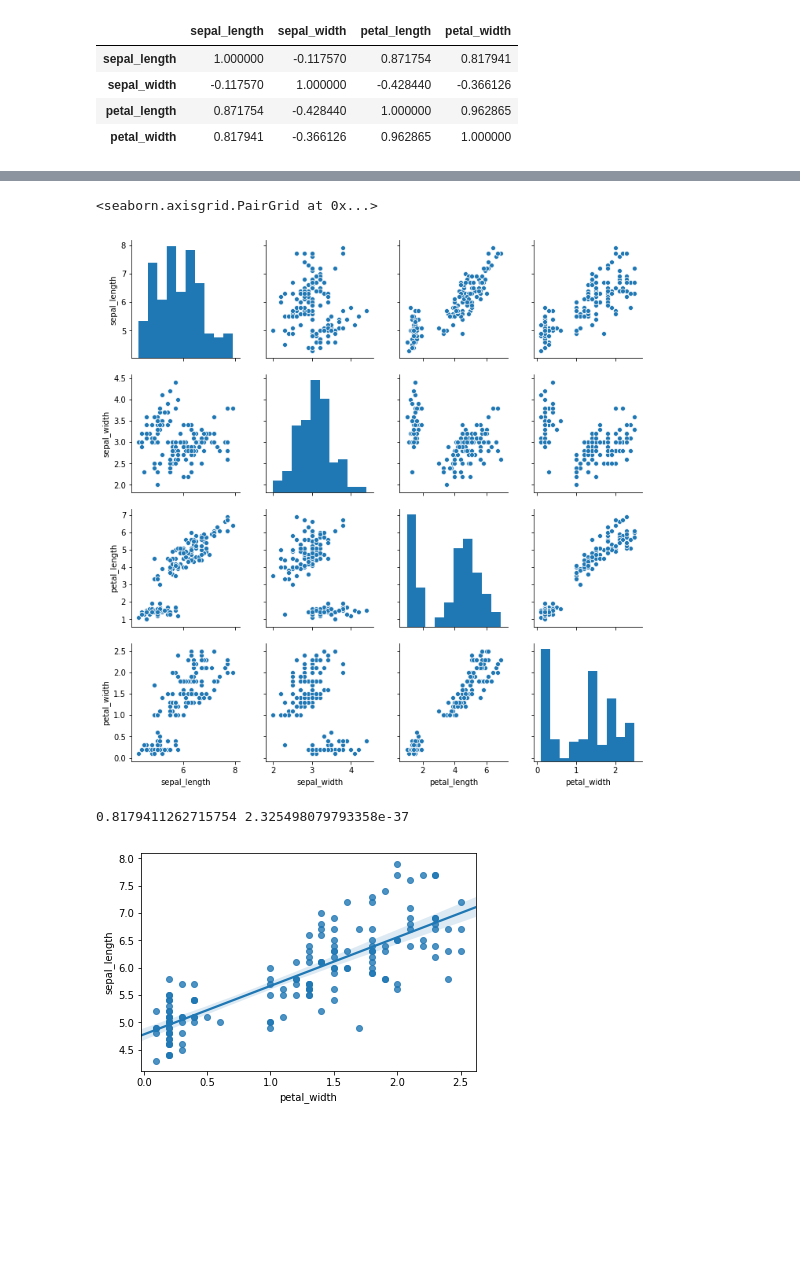
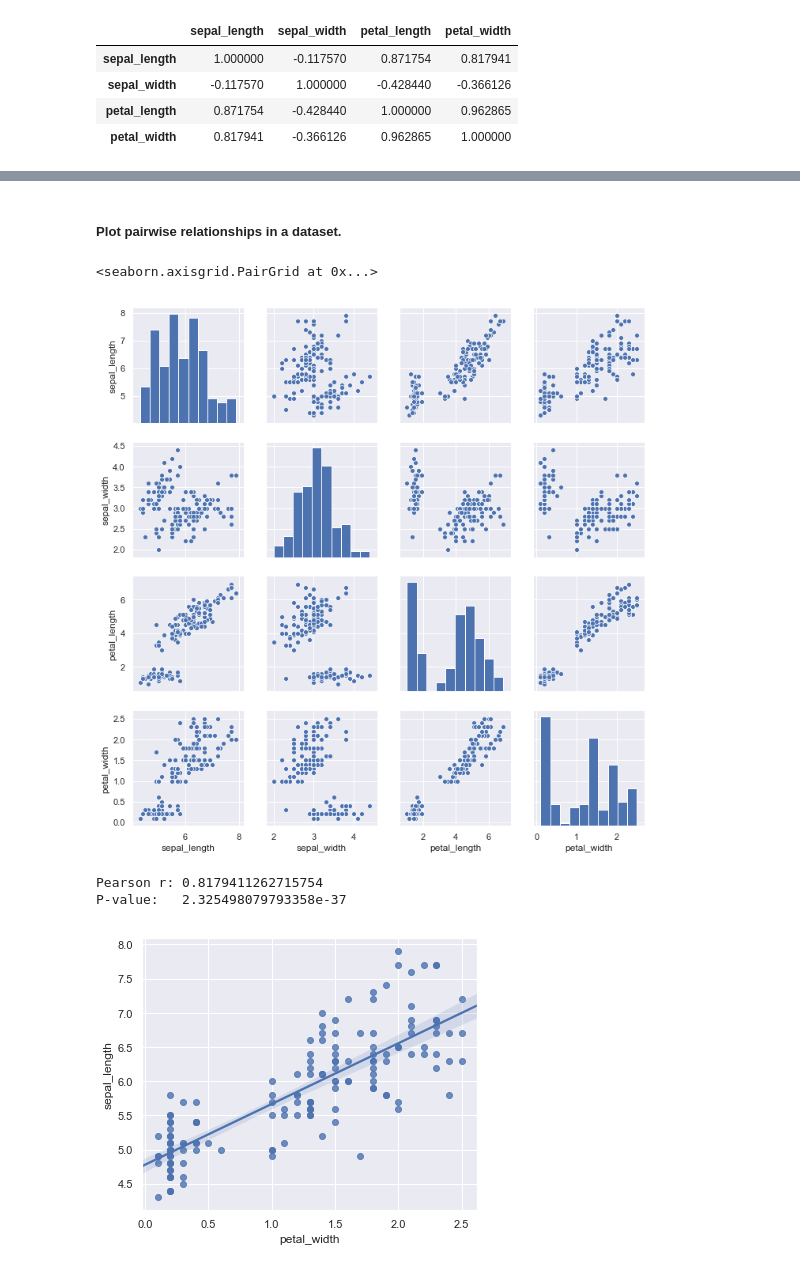
Before and after one commit to genkovv/python, a Jupyter notebook: jupyter-examples/Visualisation-practice.ipynb, the cells around one changed output, grey strips where cells are left out. Drawn from its saved outputs; the diff is of its cells as text; code cells hidden in the pictures; blank space fills up the shorter version.

Commit message:
upload latest VIsualisation practice update

```diff
--- a/jupyter-examples/Visualisation-practice.ipynb
+++ b/jupyter-examples/Visualisation-practice.ipynb
@@ -11,5 +11,6 @@ Disable all warnings.
 # %%
 warnings.filterwarnings('ignore')
+sns.set(rc={'figure.figsize':(6,5)})
 # %% [markdown]
 ##### The purpose of this workbook is to visualise and present correlations between variabled from iris dataset.
 # %% [markdown]
@@ -94,15 +87,19 @@ sns.heatmap(iris.corr())
+# %% [markdown]
+##### Plot pairwise relationships in a dataset.
 # %%
 sns.pairplot(iris)
 # %% [output]
 <seaborn.axisgrid.PairGrid at 0x...>
-[figure, old version]
+[figure, new version]
 # %%
 sns.regplot(x="petal_width",y="sepal_length",data=iris)
-pearson_corr,p_valuestats=stats.pearsonr(iris["petal_width"],iris["sepal_length"])
-print(pearson_corr,p_valuestats)
+pearson_corr,p_value=stats.pearsonr(iris["petal_width"],iris["sepal_length"])
+print("Pearson r:",pearson_corr)
+print("P-value:  ",p_valuestats)
 # %% [output]
-0.8179411262715754 2.325498079793358e-37
+Pearson r: 0.8179411262715754
+P-value:   2.325498079793358e-37
-[figure, old version]
+[figure, new version]
 # %%
 sns.distplot(iris["sepal_width"],hist=True,kde=False)
 # %% [output]
```
Also changed, not shown: parts of 25 cells of this notebook.
